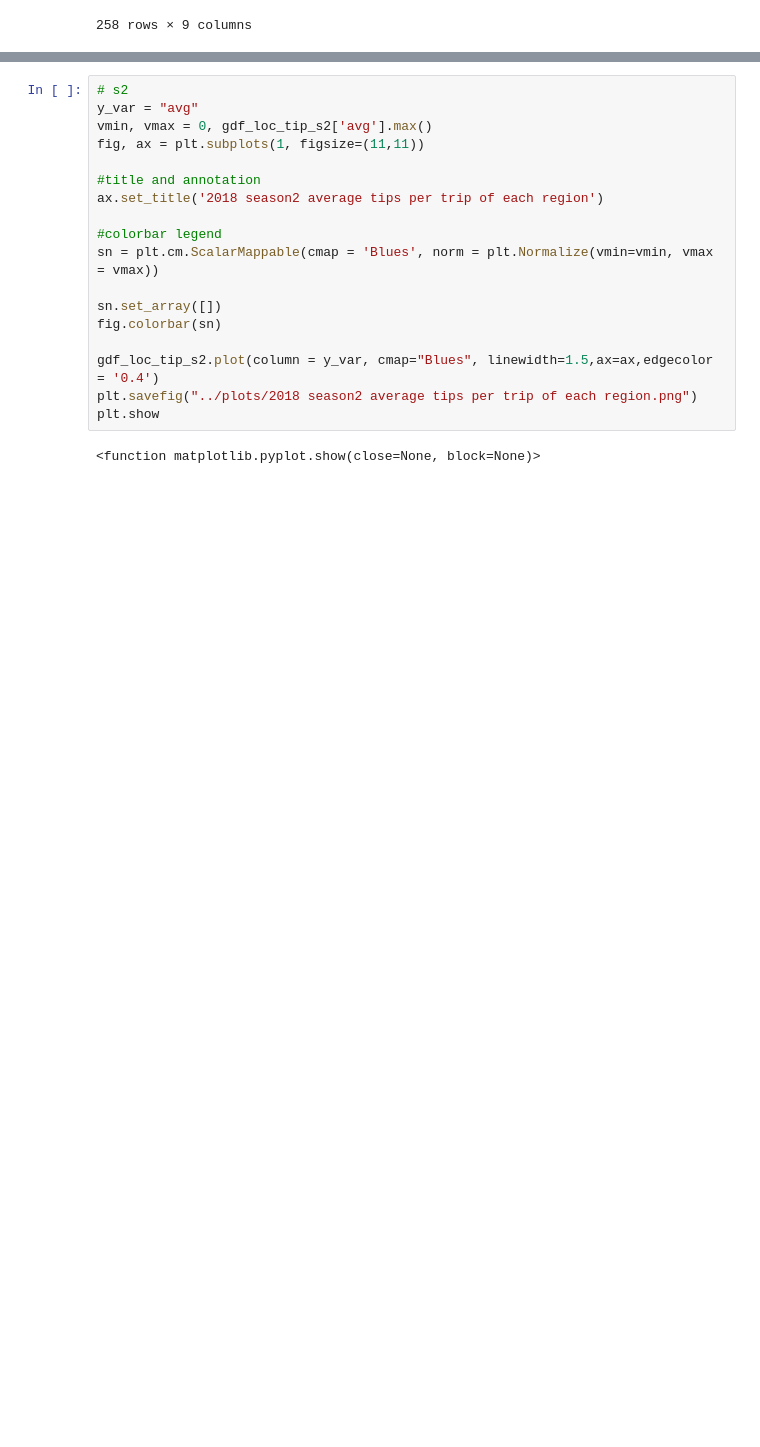
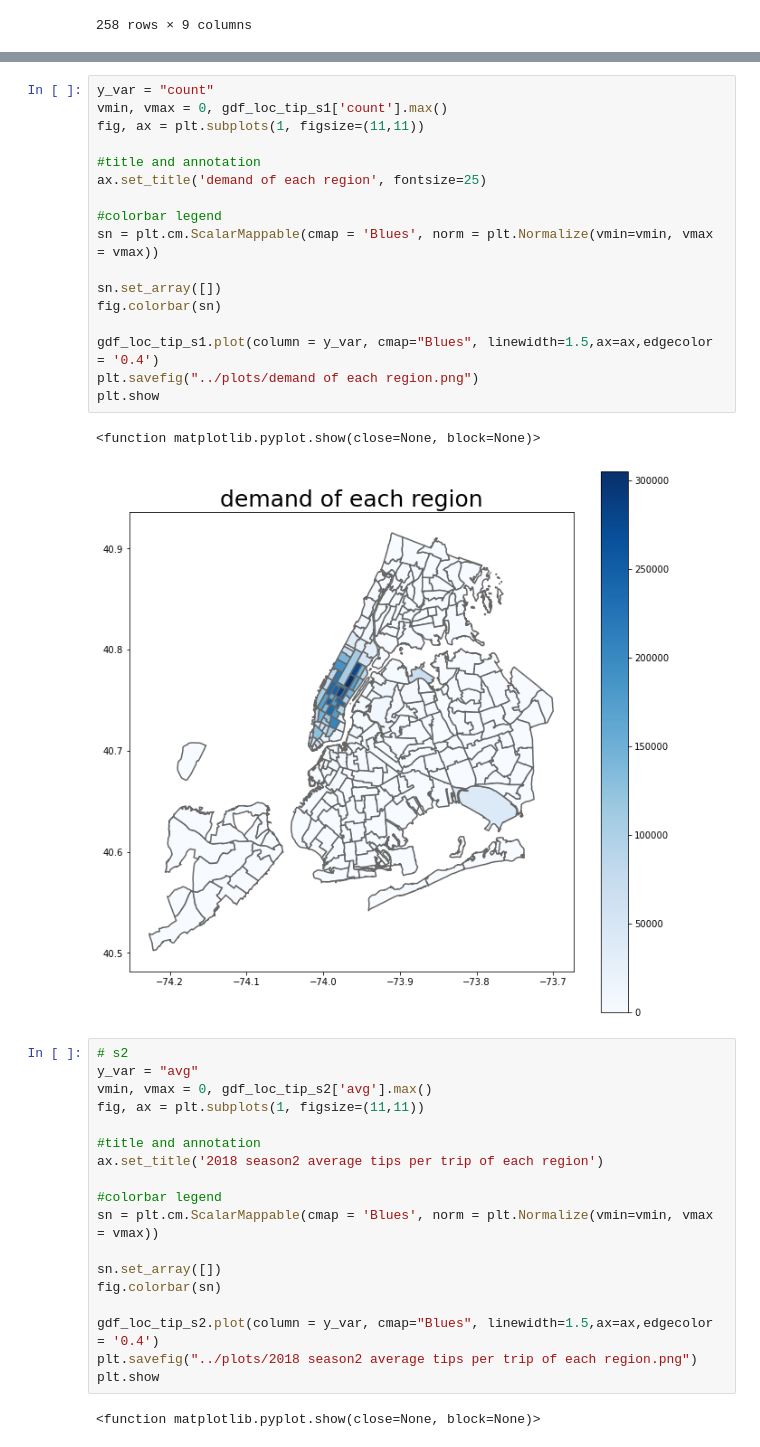
Before and after one commit to miayokka0926/Maximise-New-York-taxi-drivers-profits, a Jupyter notebook: code/tips_visualisation.ipynb, the cells around one changed output, grey strips where cells are left out. Cells and saved outputs as stored; diff of their text form; blank space fills up the shorter version.

```diff
--- a/code/tips_visualisation.ipynb
+++ b/code/tips_visualisation.ipynb
@@ -293,3 +335,23 @@ plt.show
+# %%
+y_var = "count"
+vmin, vmax = 0, gdf_loc_tip_s1['count'].max()
+fig, ax = plt.subplots(1, figsize=(11,11))
+
+#title and annotation
+ax.set_title('demand of each region', fontsize=25)
+
+#colorbar legend
+sn = plt.cm.ScalarMappable(cmap = 'Blues', norm = plt.Normalize(vmin=vmin, vmax = vmax))
+
+sn.set_array([])
+fig.colorbar(sn)
+
+gdf_loc_tip_s1.plot(column = y_var, cmap="Blues", linewidth=1.5,ax=ax,edgecolor = '0.4')
+plt.savefig("../plots/demand of each region.png")
+plt.show
+# %% [output]
+<function matplotlib.pyplot.show(close=None, block=None)>
+[figure, added]
 # %%
 # s2
 y_var = "avg"
```
Also changed, not shown: parts of 9 cells of this notebook, 13 other files.
